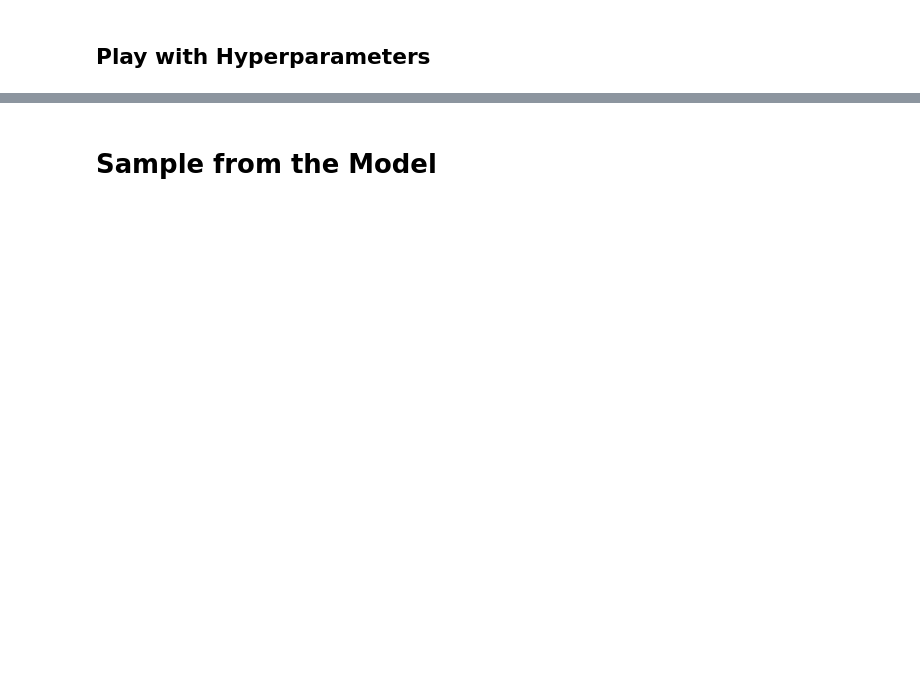
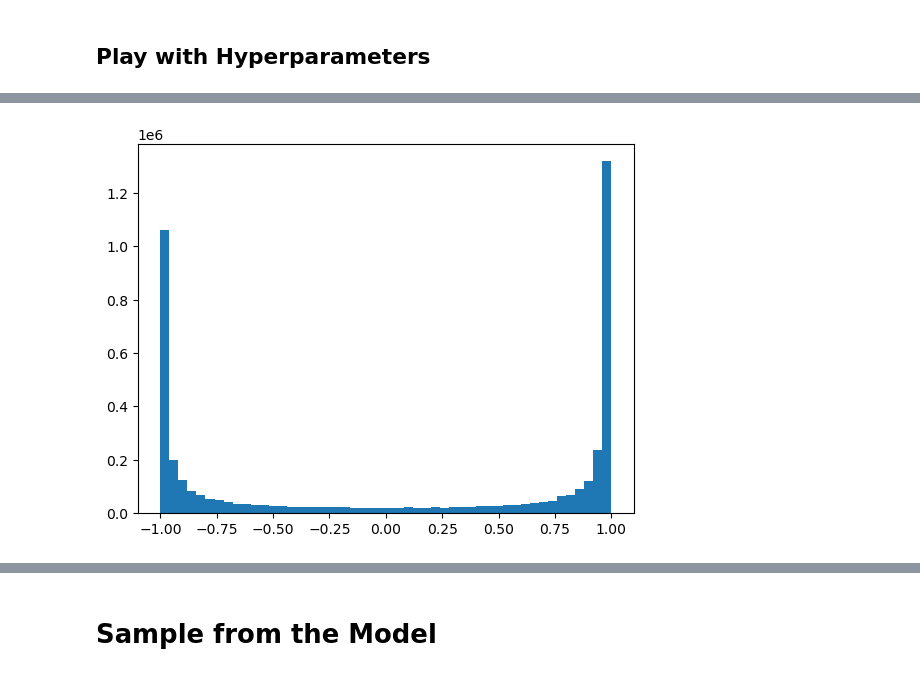
Before and after one commit to xouyang1/nn-zero-to-hero, a Jupyter notebook: makemore/makemore_part2_mlp.ipynb, the cells around one changed output, grey strips where cells are left out. Drawn from its saved outputs; the diff is of its cells as text; code cells hidden in the pictures; blank space fills up the shorter version.

```diff
--- a/makemore/makemore_part2_mlp.ipynb
+++ b/makemore/makemore_part2_mlp.ipynb
@@ -217,0 +238,5 @@ dev_loss=tensor(2.1617, grad_fn=<NllLossBackward0>)
+# %%
+plt.hist(h.view(-1).tolist(), 50);
+# tanh saturated at -1 and 1!
+# %% [output]
+[figure, added]
```
Also changed, not shown: parts of 10 cells of this notebook, 5 other files.
